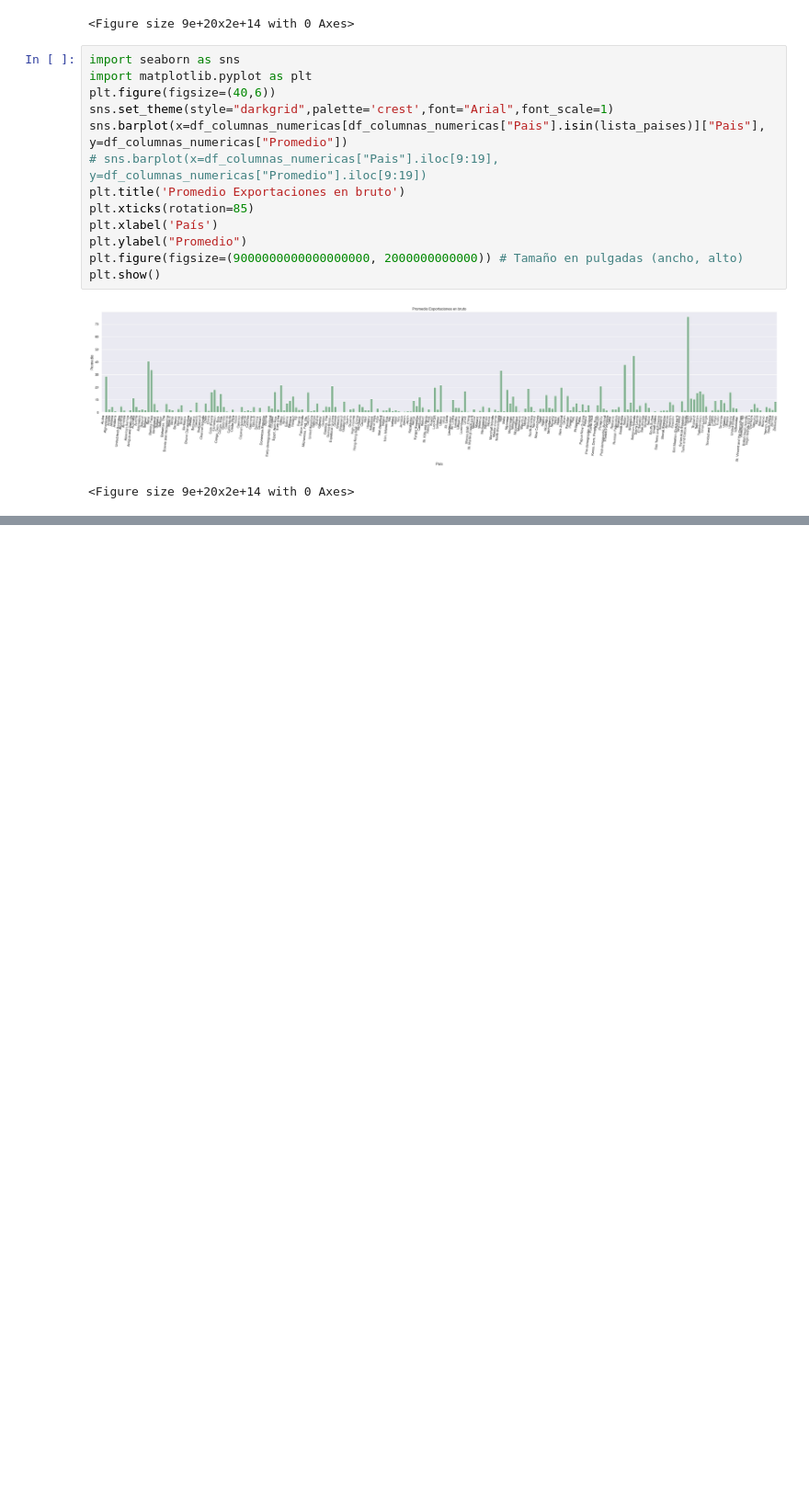
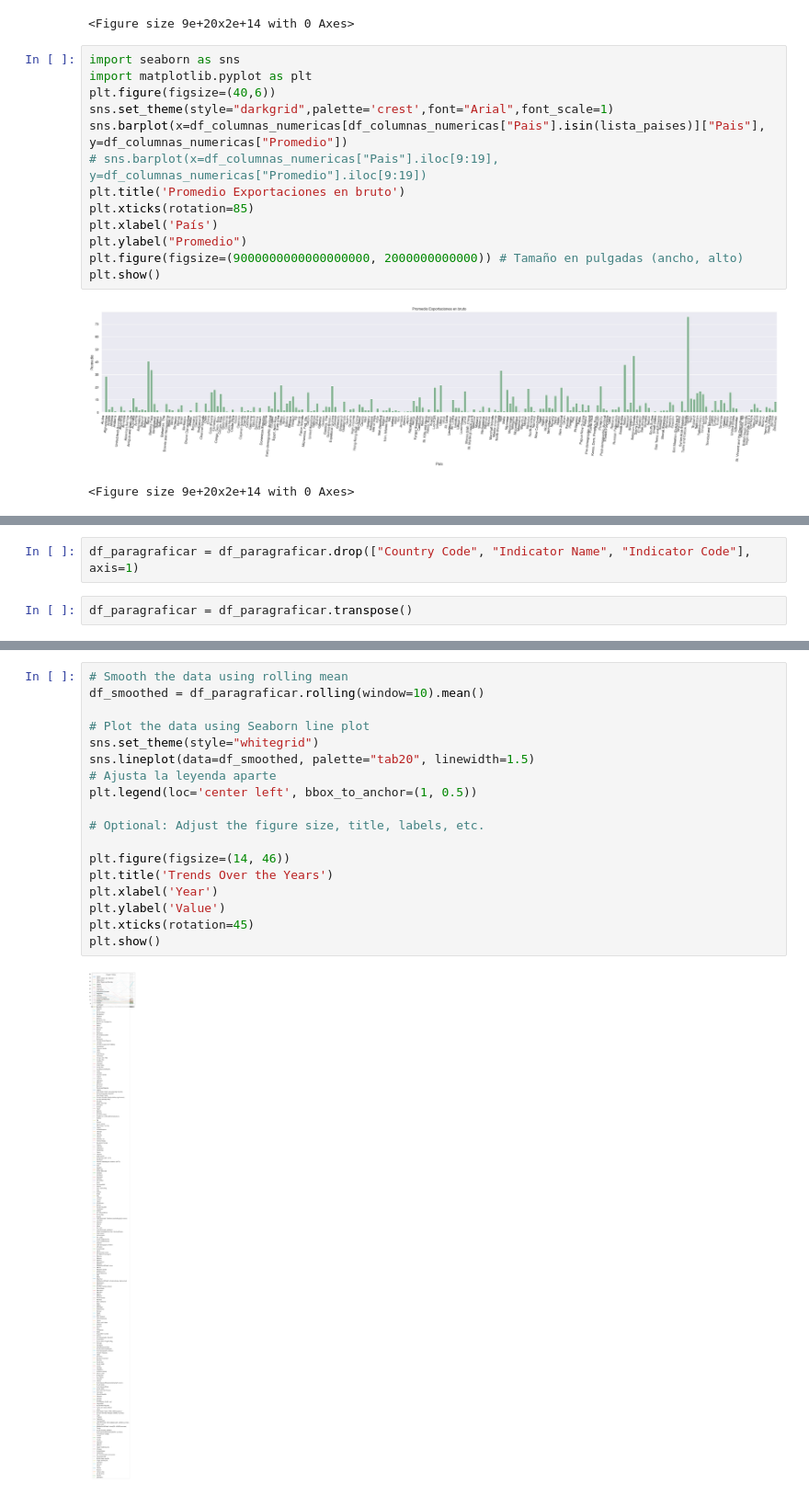
Before and after one commit to The-greenpanter/HenryDataPT10, a Jupyter notebook: CambioCliamticoImpactoAgricola/Analisisdedatos.ipynb, the cells around one changed output, grey strips where cells are left out. Shown at 92% size. Saved outputs shown, nothing was run; the diff lists cells and outputs as text; blank space fills up the shorter version.

```diff
--- a/CambioCliamticoImpactoAgricola/Analisisdedatos.ipynb
+++ b/CambioCliamticoImpactoAgricola/Analisisdedatos.ipynb
@@ -517,0 +536,4 @@ plt.show()
+# %%
+df_paragraficar = df_paragraficar.drop(["Country Code",	"Indicator Name", "Indicator Code"], axis=1)
+# %%
+df_paragraficar = df_paragraficar.transpose()
@@ -517,0 +556,20 @@ plt.show()
+# %%
+# Smooth the data using rolling mean
+df_smoothed = df_paragraficar.rolling(window=10).mean()
+
+# Plot the data using Seaborn line plot
+sns.set_theme(style="whitegrid")
+sns.lineplot(data=df_smoothed, palette="tab20", linewidth=1.5)
+# Ajusta la leyenda aparte
+plt.legend(loc='center left', bbox_to_anchor=(1, 0.5))
+
+# Optional: Adjust the figure size, title, labels, etc.
+
+plt.figure(figsize=(14, 46))
+plt.title('Trends Over the Years')
+plt.xlabel('Year')
+plt.ylabel('Value')
+plt.xticks(rotation=45)
+plt.show()
+# %% [output]
+[figure, added]
```
Also changed, not shown: parts of 4 cells of this notebook, 2 other files.
